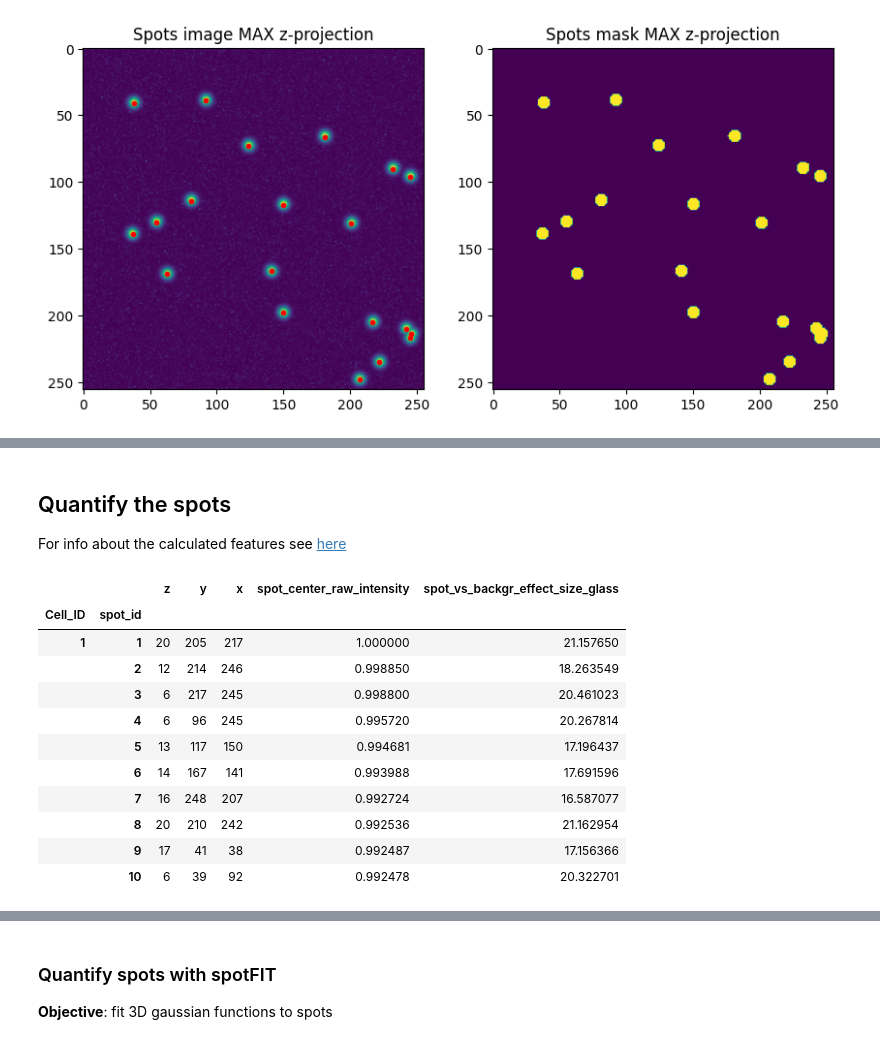
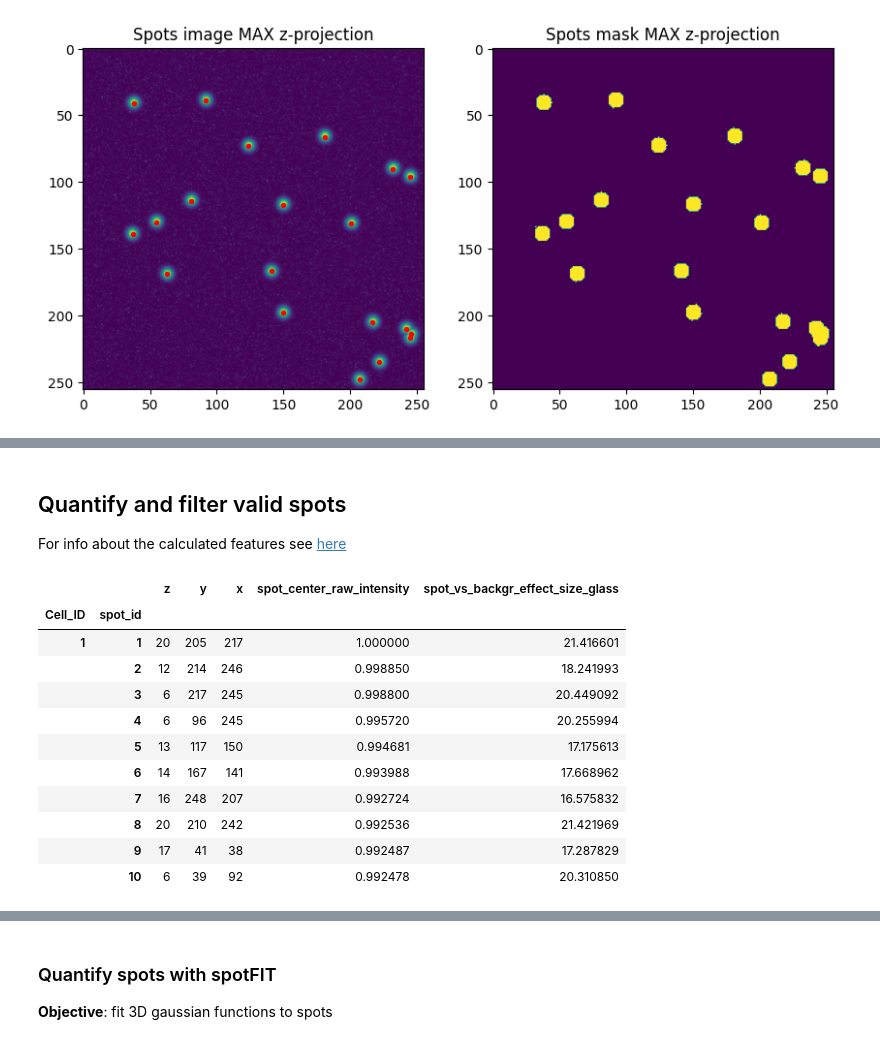
Before and after one commit to ElpadoCan/SpotMAX, a Jupyter notebook: examples/notebooks/spots_synthetic_simple.ipynb, the cells around one changed output, grey strips where cells are left out. Cells and saved outputs as stored; diff of their text form; code cells hidden in the pictures.

Commit message:
docs: how to filter valid spots in notebook

```diff
--- a/examples/notebooks/spots_synthetic_simple.ipynb
+++ b/examples/notebooks/spots_synthetic_simple.ipynb
@@ -72,5 +72,5 @@ By inspecting all the thresholding methods, we see that both ``threshold_otsu``
 # %%
-spots_pred_mask = result['threshold_otsu']
+spots_pred_mask = result['threshold_li'].astype(int)
 spots_detect_img = result['input_image']
 spots_zyx_radii_pxl = spots_radii
 
@@ -112,0 +117,7 @@ Text(0.5, 1.0, 'Spots mask MAX z-projection')
+# %%
+num_false_pos = 5
+df_spots_coords = sm.data.add_random_coords_df(
+    df_spots_coords, spots_img.shape, num_false_pos
+)
+
+df_spots_coords.tail(10)
@@ -112,0 +143,12 @@ Text(0.5, 1.0, 'Spots mask MAX z-projection')
+# %%
+fp_zyx_coord = df_spots_coords.iloc[0][['z', 'y', 'x']].to_numpy()
+
+# Add single pixel distance in the x direction to false positive
+fp_zyx_coord[2] -= spots_radii[2]-1
+
+new_spot_id = df_spots_coords.index.get_level_values(1).max() + 1
+
+df_spots_coords = sm.data.add_point_df_spots(
+    df_spots_coords, fp_zyx_coord, 1, new_spot_id
+)
+df_spots_coords.tail(5)
@@ -113,31 +177,32 @@ Text(0.5, 1.0, 'Spots mask MAX z-projection')
 # %% [markdown]
-## Quantify the spots
+## Quantify and filter valid spots
 
 For info about the calculated features see [here](https://spotmax.readthedocs.io//en/latest/features/single_spot_features_description.html)
 # %%
 keys, dfs_spots_det, dfs_spots_gop = sm.pipe.spots_calc_features_and_filter(
     spots_img, spots_zyx_radii_pxl, df_spots_coords,
     sharp_spots_image=spots_detect_img,
     optimise_for_high_spot_density=True,
     show_progress=False,
     verbose=False
 )
 columns = [
     'z', 'y', 'x', 'spot_center_raw_intensity',
     'spot_vs_backgr_effect_size_glass'
 ]
-df_spots = pd.concat(dfs_spots_gop, keys=keys, names=['frame_i', 'Cell_ID']).loc[0]
+df_spots = pd.concat(
+    dfs_spots_gop, keys=keys, names=['frame_i', 'Cell_ID']).loc[0]
 df_spots[columns].head(10)
 # %% [output]
 |  |  | z | y | x | spot_center_raw_intensity | spot_vs_backgr_effect_size_glass |
 | Cell_ID | spot_id |  |  |  |  |  |
-| 1 | 1 | 20 | 205 | 217 | 1.000000 | 21.157650 |
-|  | 2 | 12 | 214 | 246 | 0.998850 | 18.263549 |
-|  | 3 | 6 | 217 | 245 | 0.998800 | 20.461023 |
-|  | 4 | 6 | 96 | 245 | 0.995720 | 20.267814 |
-|  | 5 | 13 | 117 | 150 | 0.994681 | 17.196437 |
-|  | 6 | 14 | 167 | 141 | 0.993988 | 17.691596 |
-|  | 7 | 16 | 248 | 207 | 0.992724 | 16.587077 |
-|  | 8 | 20 | 210 | 242 | 0.992536 | 21.162954 |
-|  | 9 | 17 | 41 | 38 | 0.992487 | 17.156366 |
-|  | 10 | 6 | 39 | 92 | 0.992478 | 20.322701 |
+| 1 | 1 | 20 | 205 | 217 | 1.000000 | 21.416601 |
+|  | 2 | 12 | 214 | 246 | 0.998850 | 18.241993 |
+|  | 3 | 6 | 217 | 245 | 0.998800 | 20.449092 |
+|  | 4 | 6 | 96 | 245 | 0.995720 | 20.255994 |
+|  | 5 | 13 | 117 | 150 | 0.994681 | 17.175613 |
+|  | 6 | 14 | 167 | 141 | 0.993988 | 17.668962 |
+|  | 7 | 16 | 248 | 207 | 0.992724 | 16.575832 |
+|  | 8 | 20 | 210 | 242 | 0.992536 | 21.421969 |
+|  | 9 | 17 | 41 | 38 | 0.992487 | 17.287829 |
+|  | 10 | 6 | 39 | 92 | 0.992478 | 20.310850 |
```
Also changed, not shown: parts of 13 cells of this notebook, 4 other files.
